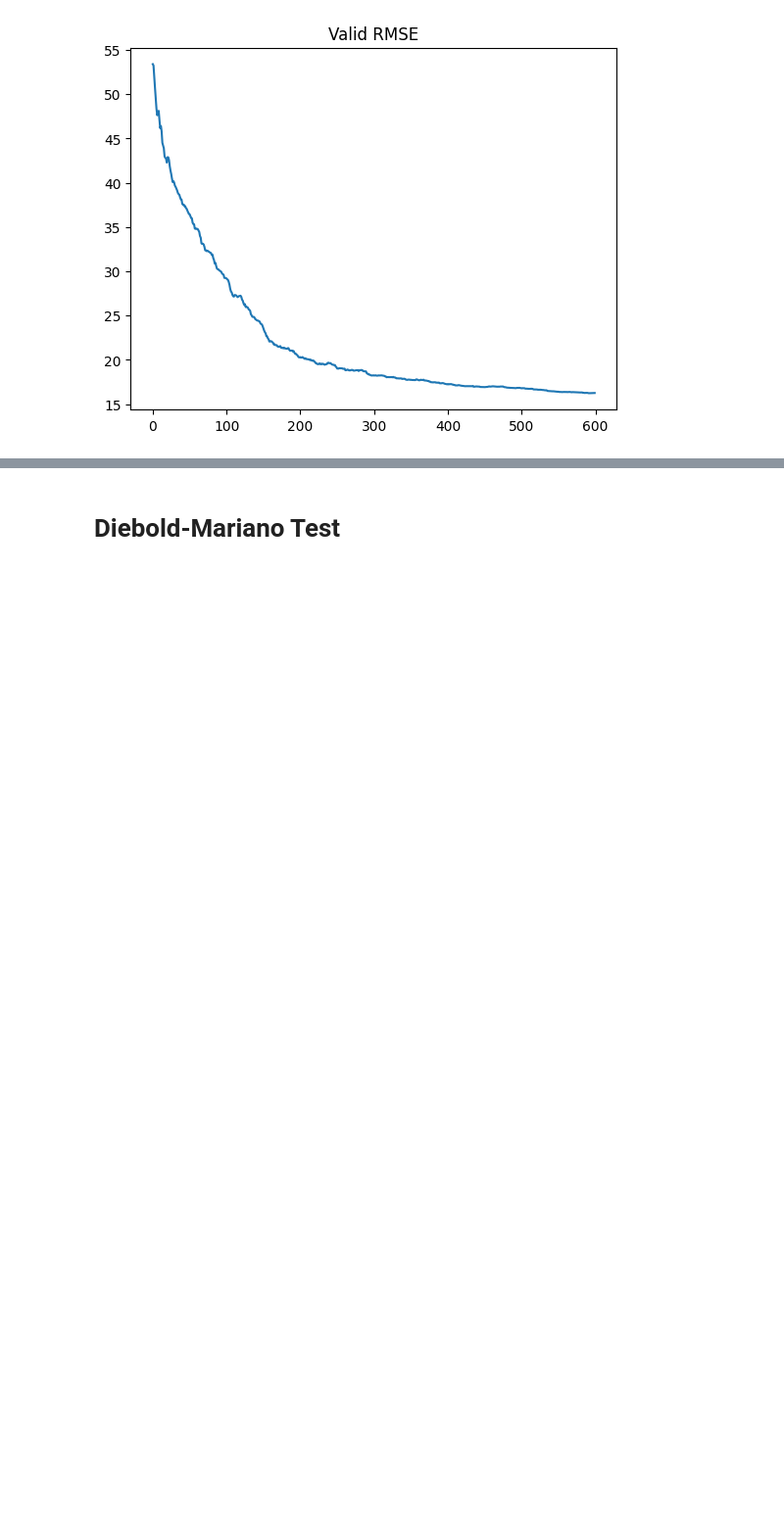
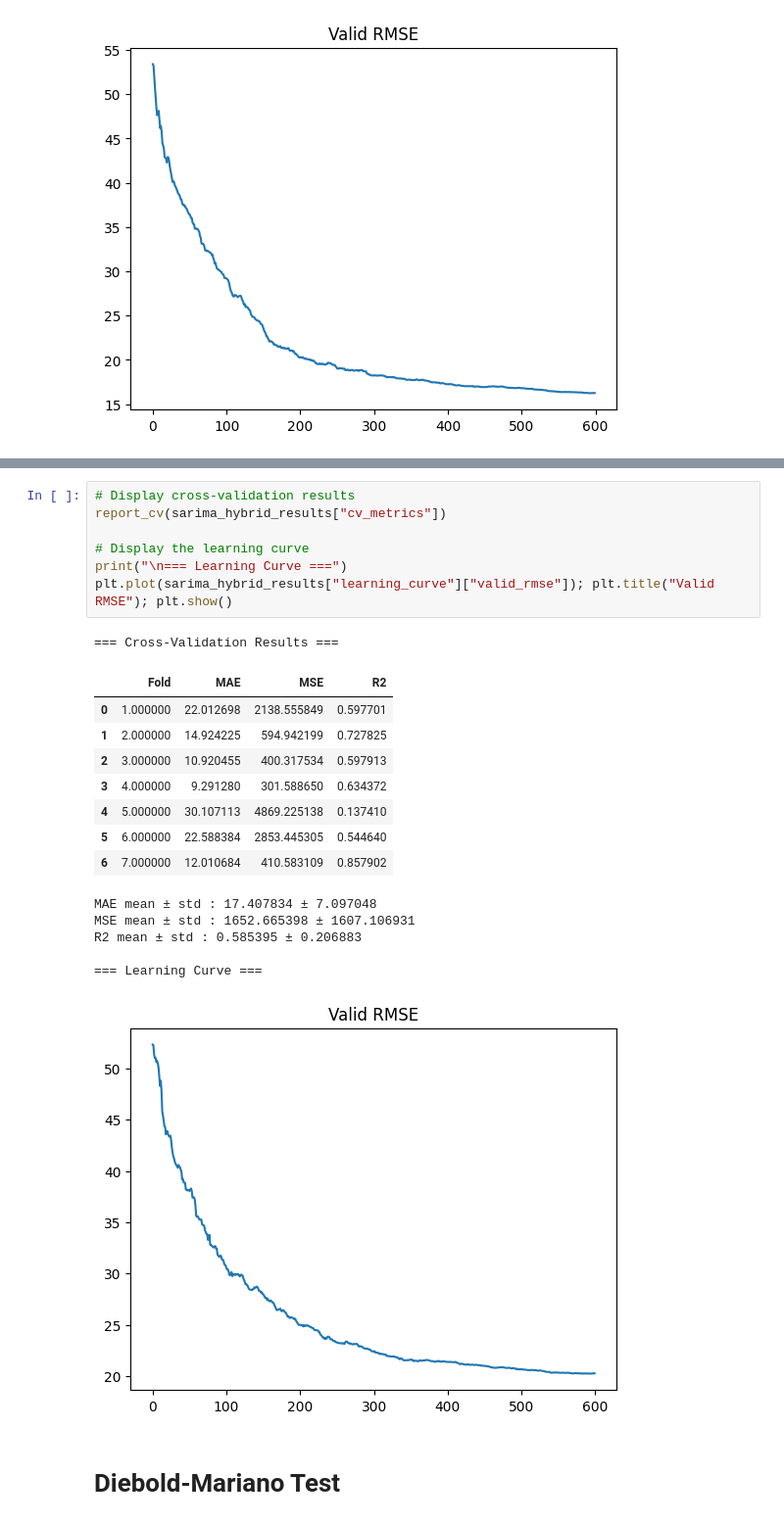
Before and after one commit to AatishDA1/ETF_TD_Forecasting, a Jupyter notebook: etf_te_forecsating_models/etf_te_forecasting_v2.ipynb, the cells around one changed output, grey strips where cells are left out. Shown at 98% size. Cells and saved outputs as stored; diff of their text form; blank space fills up the shorter version.

```diff
--- a/etf_te_forecsating_models/etf_te_forecasting_v2.ipynb
+++ b/etf_te_forecsating_models/etf_te_forecasting_v2.ipynb
@@ -2009,3 +2274,26 @@ R2 mean ± std : 0.605077 ± 0.223307
+# %%
+# Display cross-validation results
+report_cv(sarima_hybrid_results["cv_metrics"])
+
+# Display the learning curve
+print("\n=== Learning Curve ===")
+plt.plot(sarima_hybrid_results["learning_curve"]["valid_rmse"]); plt.title("Valid RMSE"); plt.show()
+# %% [output]
+=== Cross-Validation Results ===
+|  | Fold | MAE | MSE | R2 |
+| 0 | 1.000000 | 22.012698 | 2138.555849 | 0.597701 |
+| 1 | 2.000000 | 14.924225 | 594.942199 | 0.727825 |
+| 2 | 3.000000 | 10.920455 | 400.317534 | 0.597913 |
+| 3 | 4.000000 | 9.291280 | 301.588650 | 0.634372 |
+| 4 | 5.000000 | 30.107113 | 4869.225138 | 0.137410 |
+| 5 | 6.000000 | 22.588384 | 2853.445305 | 0.544640 |
+| 6 | 7.000000 | 12.010684 | 410.583109 | 0.857902 |
+MAE mean ± std : 17.407834 ± 7.097048
+MSE mean ± std : 1652.665398 ± 1607.106931
+R2 mean ± std : 0.585395 ± 0.206883
+
+=== Learning Curve ===
+[figure, added]
 # %% [markdown]
 # Diebold-Mariano Test
 # %% [markdown]
```
Also changed, not shown: parts of 15 cells of this notebook, 1 other file.
